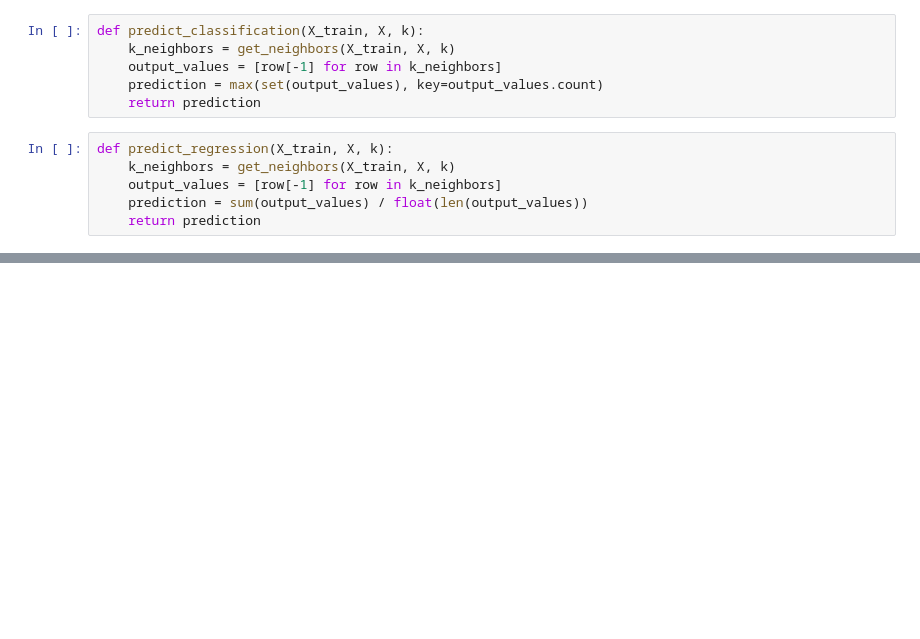
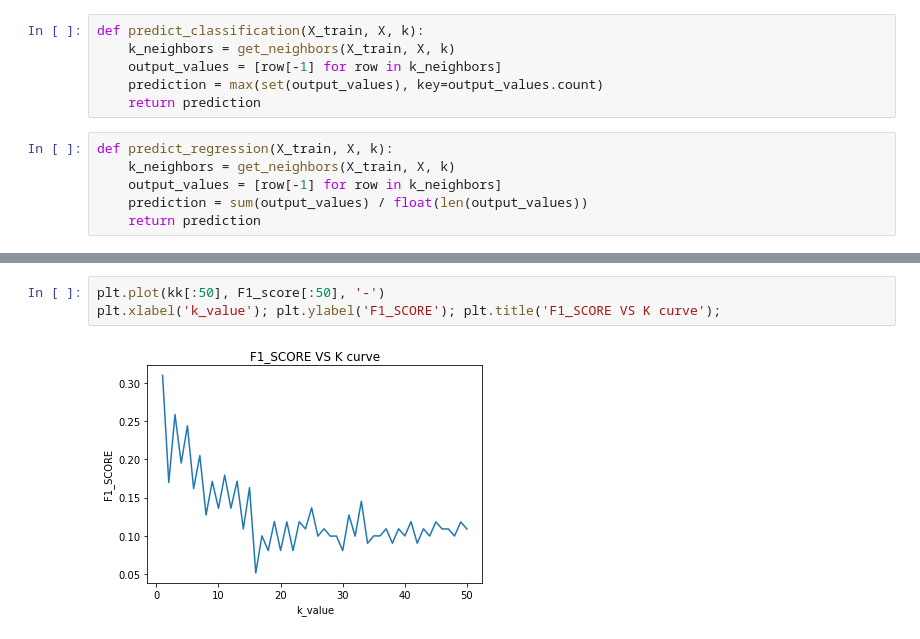
Before and after one commit to varundesai10/ELL409_Assignment1, a Jupyter notebook: K_Nearest_Neighbour.ipynb, the cells around one changed output, grey strips where cells are left out. Drawn from its saved outputs; the diff is of its cells as text; blank space fills up the shorter version.

```diff
--- a/K_Nearest_Neighbour.ipynb
+++ b/K_Nearest_Neighbour.ipynb
@@ -55,0 +138,5 @@ def predict_regression(X_train, X, k):
+# %%
+plt.plot(kk[:50], F1_score[:50], '-')
+plt.xlabel('k_value'); plt.ylabel('F1_SCORE'); plt.title('F1_SCORE VS K curve');
+# %% [output]
+[figure, added]
```
Also changed, not shown: parts of 16 cells of this notebook, 2 other files.
